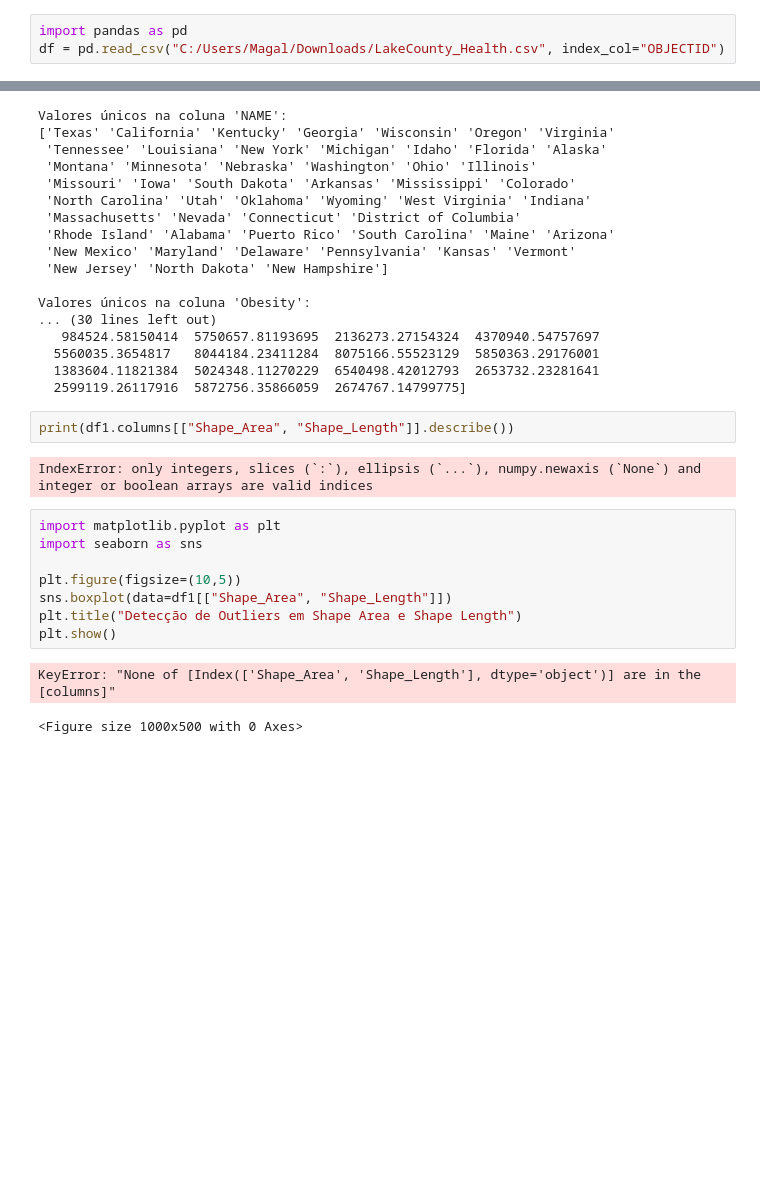
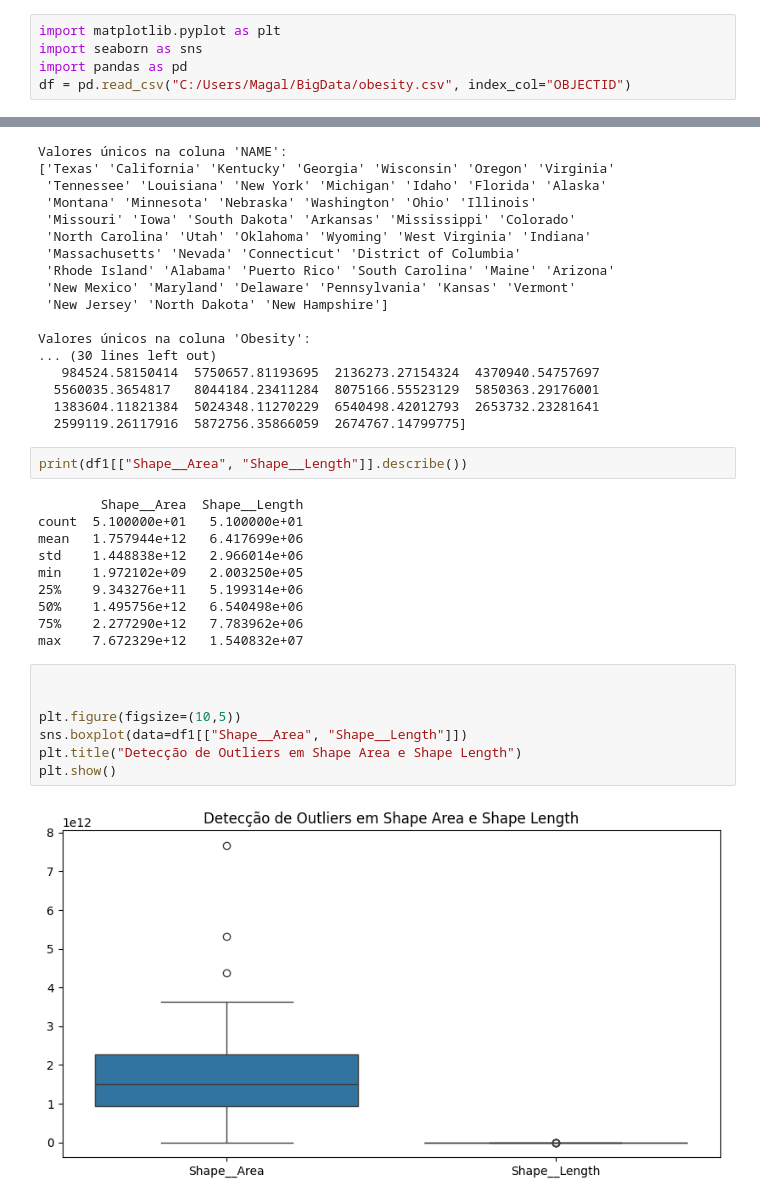
Before and after one commit to miguelpinto17/BigData, a Jupyter notebook: obesity.ipynb, the cells around one changed output, grey strips where cells are left out. Drawn from its saved outputs; the diff is of its cells as text; blank space fills up the shorter version.

```diff
--- a/obesity.ipynb
+++ b/obesity.ipynb
@@ -1,6 +1,8 @@
 # %%
+import matplotlib.pyplot as plt
+import seaborn as sns
 import pandas as pd
-df = pd.read_csv("C:/Users/Magal/Downloads/LakeCounty_Health.csv", index_col="OBJECTID")
+df = pd.read_csv("C:/Users/Magal/BigData/obesity.csv", index_col="OBJECTID")
 # %%
 df.head()
 # %% [output]
@@ -118,17 +120,23 @@ Valores únicos na coluna 'Obesity':
   1383604.11821384  5024348.11270229  6540498.42012793  2653732.23281641
   2599119.26117916  5872756.35866059  2674767.14799775]
 # %%
-print(df1.columns[["Shape_Area", "Shape_Length"]].describe())
+print(df1[["Shape__Area", "Shape__Length"]].describe())
 # %% [output]
-IndexError: only integers, slices (`:`), ellipsis (`...`), numpy.newaxis (`None`) and integer or boolean arrays are valid indices
+        Shape__Area  Shape__Length
+count  5.100000e+01   5.100000e+01
+mean   1.757944e+12   6.417699e+06
+std    1.448838e+12   2.966014e+06
+min    1.972102e+09   2.003250e+05
+25%    9.343276e+11   5.199314e+06
+50%    1.495756e+12   6.540498e+06
+75%    2.277290e+12   7.783962e+06
+max    7.672329e+12   1.540832e+07
 # %%
-import matplotlib.pyplot as plt
-import seaborn as sns
+
 
 plt.figure(figsize=(10,5))
-sns.boxplot(data=df1[["Shape_Area", "Shape_Length"]])
+sns.boxplot(data=df1[["Shape__Area", "Shape__Length"]])
 plt.title("Detecção de Outliers em Shape Area e Shape Length")
 plt.show()
 # %% [output]
-KeyError: "None of [Index(['Shape_Area', 'Shape_Length'], dtype='object')] are in the [columns]"
-<Figure size 1000x500 with 0 Axes>
+[figure, added]
```
Also changed, not shown: parts of 4 cells of this notebook.
